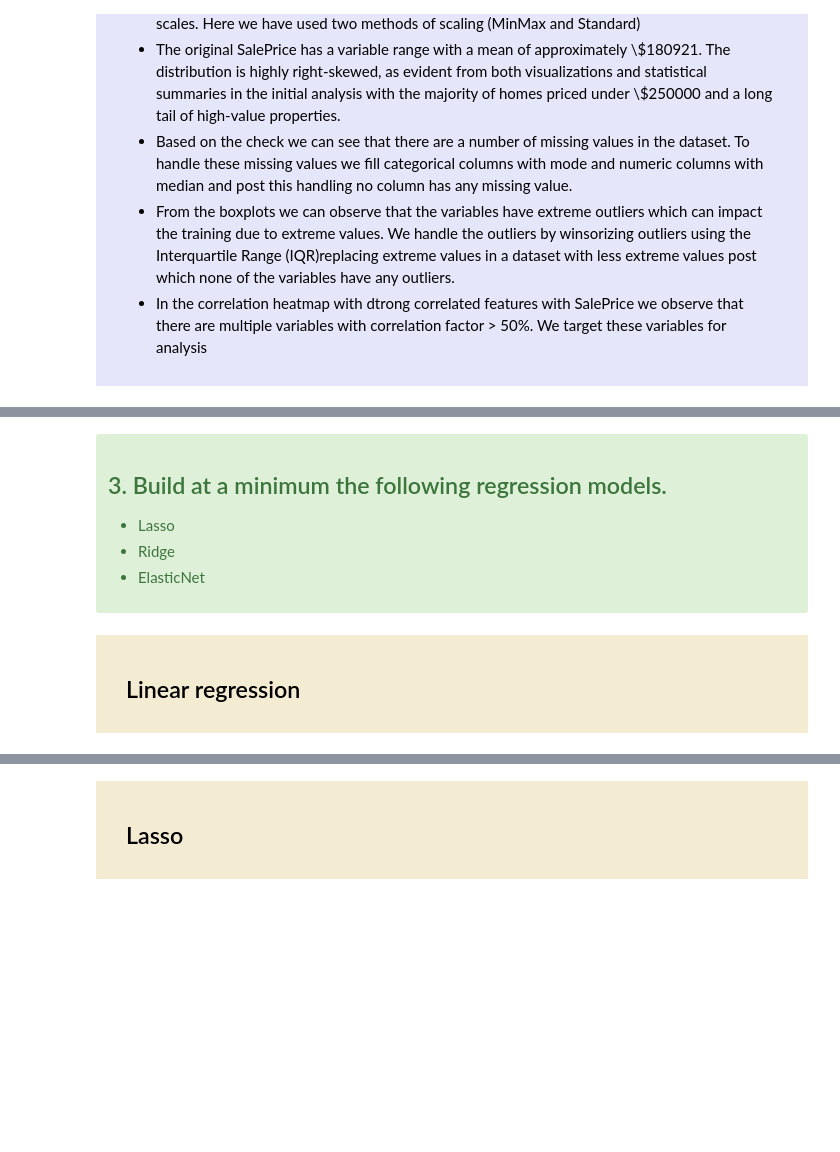
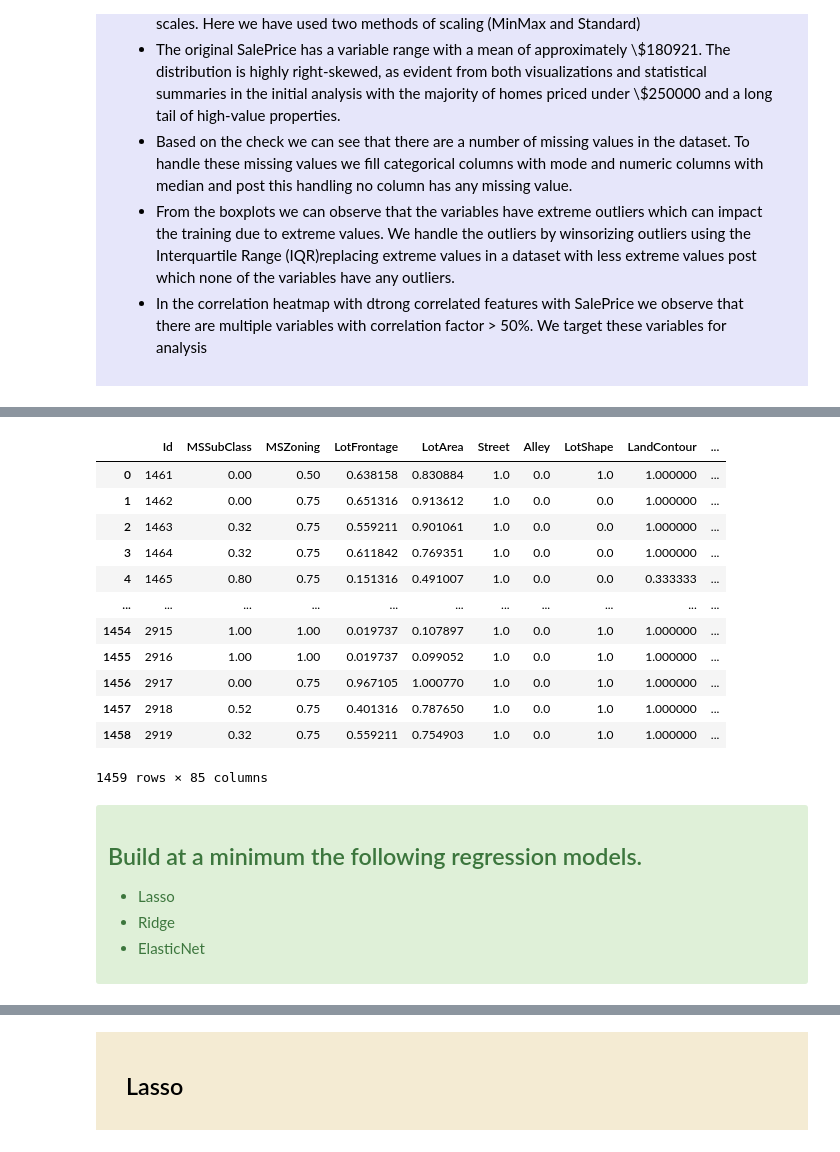
Before and after one commit to aishwaryamathuria/NWU_MSDS422_Assignment_3, a Jupyter notebook: Mathuria_Assignment_3_House_Prices.ipynb, the cells around one changed output, grey strips where cells are left out. Saved outputs shown, nothing was run; the diff lists cells and outputs as text; code cells hidden in the pictures; blank space fills up the shorter version.

```diff
--- a/Mathuria_Assignment_3_House_Prices.ipynb
+++ b/Mathuria_Assignment_3_House_Prices.ipynb
@@ -739,0 +744,18 @@ ElasticNet Average RMSE: 0.16644311819893437
+# %%
+def feature_engineer(df):
+    df['Total_SF'] = df['TotalBsmtSF'] + df['1stFlrSF'] + df['2ndFlrSF']
+    df['Total_Bathrooms'] = (df['FullBath'] + (0.5 * df['HalfBath']) + df['BsmtFullBath']
+                             + (0.5 * df['BsmtHalfBath']))
+    df['Total_Porch_SF'] = (df['OpenPorchSF'] + df['3SsnPorch'] + df['EnclosedPorch'] +
+                            df['ScreenPorch'] + df['WoodDeckSF'])
+    df['Total_Square_Feet'] = (df['BsmtFinSF1'] + df['BsmtFinSF2'] + df['1stFlrSF'] + df['2ndFlrSF'])
+    df['Total_Quality'] = df['OverallQual'] + df['OverallCond']
+    return df
+
+feature_engineer(df_train)
+scaler = MinMaxScaler()
+df_train[['Total_SF', 'Total_Bathrooms', 'Total_Porch_SF', 'Total_Square_Feet', 'Total_Quality']] = scaler.fit_transform(df_train[['Total_SF', 'Total_Bathrooms', 'Total_Porch_SF', 'Total_Square_Feet', 'Total_Quality']])
+
+feature_engineer(df_test)
+scaler = MinMaxScaler()
+df_test[['Total_SF', 'Total_Bathrooms', 'Total_Porch_SF', 'Total_Square_Feet', 'Total_Quality']] = scaler.fit_transform(df_test[['Total_SF', 'Total_Bathrooms', 'Total_Porch_SF', 'Total_Square_Feet', 'Total_Quality']])
@@ -740,6 +778,22 @@ ElasticNet Average RMSE: 0.16644311819893437
+# %%
+df_test
+# %% [output]
+|  | Id | MSSubClass | MSZoning | LotFrontage | LotArea | Street | Alley | LotShape | LandContour | ... |
+| 0 | 1461 | 0.00 | 0.50 | 0.638158 | 0.830884 | 1.0 | 0.0 | 1.0 | 1.000000 | ... |
+| 1 | 1462 | 0.00 | 0.75 | 0.651316 | 0.913612 | 1.0 | 0.0 | 0.0 | 1.000000 | ... |
+| 2 | 1463 | 0.32 | 0.75 | 0.559211 | 0.901061 | 1.0 | 0.0 | 0.0 | 1.000000 | ... |
+| 3 | 1464 | 0.32 | 0.75 | 0.611842 | 0.769351 | 1.0 | 0.0 | 0.0 | 1.000000 | ... |
+| 4 | 1465 | 0.80 | 0.75 | 0.151316 | 0.491007 | 1.0 | 0.0 | 0.0 | 0.333333 | ... |
+| ... | ... | ... | ... | ... | ... | ... | ... | ... | ... | ... |
+| 1454 | 2915 | 1.00 | 1.00 | 0.019737 | 0.107897 | 1.0 | 0.0 | 1.0 | 1.000000 | ... |
+| 1455 | 2916 | 1.00 | 1.00 | 0.019737 | 0.099052 | 1.0 | 0.0 | 1.0 | 1.000000 | ... |
+| 1456 | 2917 | 0.00 | 0.75 | 0.967105 | 1.000770 | 1.0 | 0.0 | 1.0 | 1.000000 | ... |
+| 1457 | 2918 | 0.52 | 0.75 | 0.401316 | 0.787650 | 1.0 | 0.0 | 1.0 | 1.000000 | ... |
+| 1458 | 2919 | 0.32 | 0.75 | 0.559211 | 0.754903 | 1.0 | 0.0 | 1.0 | 1.000000 | ... |
+1459 rows × 85 columns
 # %% [markdown]
 <div class="alert alert-success">
-    <h2>3. Build at a minimum the following regression models.</h2>
+    <h2>Build at a minimum the following regression models.</h2>
     <ul>
         <li>Lasso</li>
         <li>Ridge</li>
@@ -779,7 +833,3 @@ y_train = train_set["SalePrice"].copy()
 
 X_test = test_set.drop(["Id", "SalePrice"], axis=1)
 y_test = test_set["SalePrice"].copy()
-# %% [markdown]
-<div style="background: #F4EBD3; padding: 15px 30px">
-    <h2>Linear regression</h2>
-</div>
```
Also changed, not shown: parts of 9 cells of this notebook, 1 other file.
